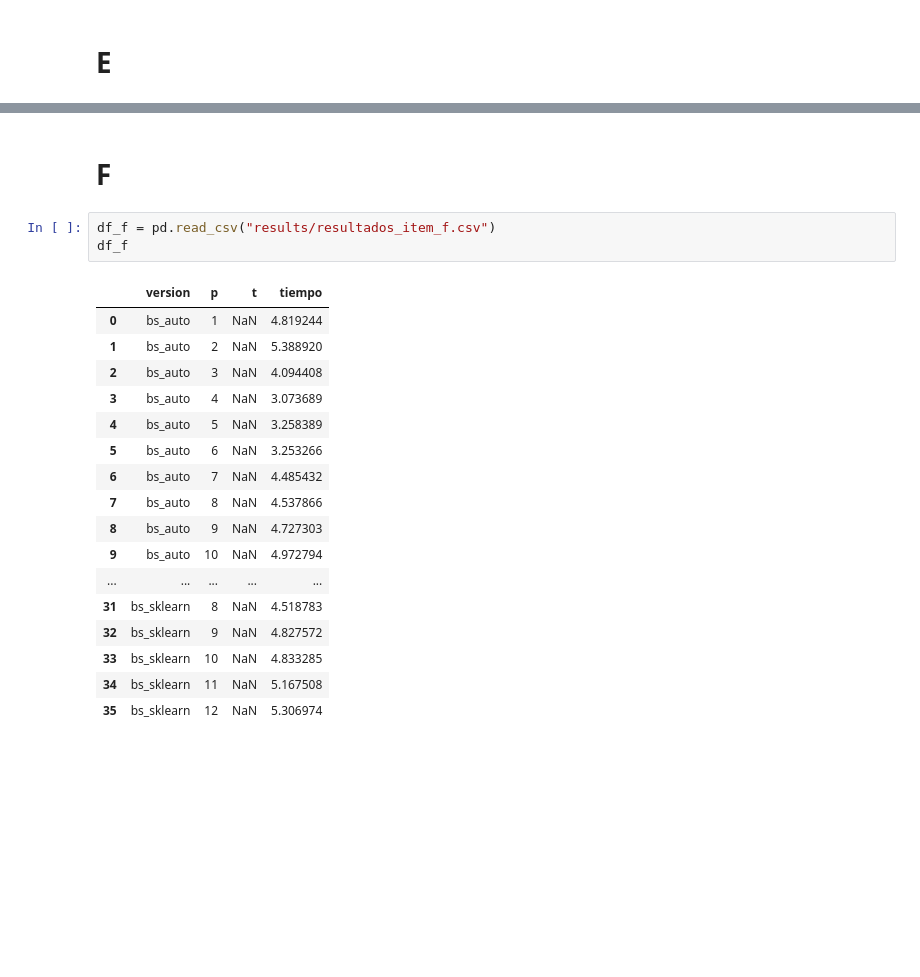
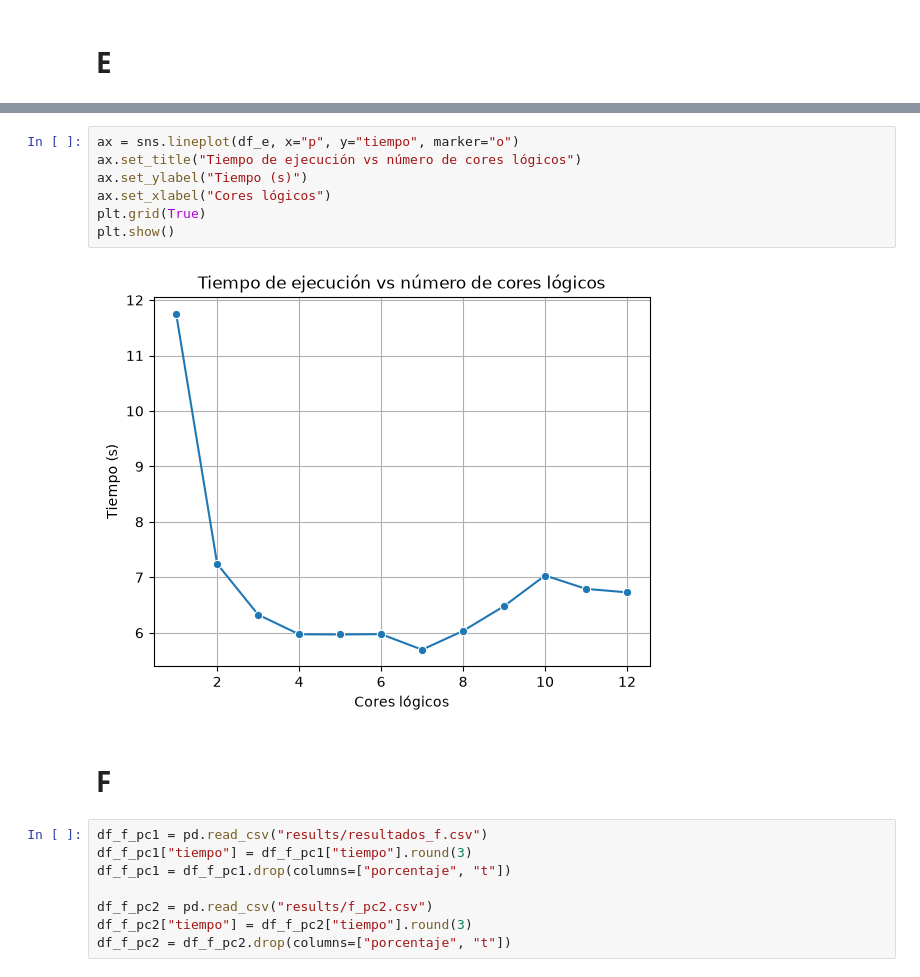
Before and after one commit to Jimenez73/alg_paralelos, a Jupyter notebook: tarea_1/test.ipynb, the cells around one changed output, grey strips where cells are left out. Cells and saved outputs as stored; diff of their text form; blank space fills up the shorter version.

```diff
--- a/tarea_1/test.ipynb
+++ b/tarea_1/test.ipynb
@@ -175,24 +176,20 @@ uso_cpu        str
 dtype: object
+# %%
+ax = sns.lineplot(df_e, x="p", y="tiempo", marker="o")
+ax.set_title("Tiempo de ejecución vs número de cores lógicos")
+ax.set_ylabel("Tiempo (s)")
+ax.set_xlabel("Cores lógicos")
+plt.grid(True)
+plt.show()
+# %% [output]
+[figure, added]
 # %% [markdown]
 # F
 # %%
-df_f = pd.read_csv("results/resultados_item_f.csv")
-df_f
+df_f_pc1 = pd.read_csv("results/resultados_f.csv")
+df_f_pc1["tiempo"] = df_f_pc1["tiempo"].round(3)
+df_f_pc1 = df_f_pc1.drop(columns=["porcentaje", "t"])
+
+df_f_pc2 = pd.read_csv("results/f_pc2.csv")
+df_f_pc2["tiempo"] = df_f_pc2["tiempo"].round(3)
+df_f_pc2 = df_f_pc2.drop(columns=["porcentaje", "t"])
-# %% [output]
-|  | version | p | t | tiempo |
-| 0 | bs_auto | 1 | NaN | 4.819244 |
-| 1 | bs_auto | 2 | NaN | 5.388920 |
-| 2 | bs_auto | 3 | NaN | 4.094408 |
-| 3 | bs_auto | 4 | NaN | 3.073689 |
-| 4 | bs_auto | 5 | NaN | 3.258389 |
-| 5 | bs_auto | 6 | NaN | 3.253266 |
-| 6 | bs_auto | 7 | NaN | 4.485432 |
-| 7 | bs_auto | 8 | NaN | 4.537866 |
-| 8 | bs_auto | 9 | NaN | 4.727303 |
-| 9 | bs_auto | 10 | NaN | 4.972794 |
-| ... | ... | ... | ... | ... |
-| 31 | bs_sklearn | 8 | NaN | 4.518783 |
-| 32 | bs_sklearn | 9 | NaN | 4.827572 |
-| 33 | bs_sklearn | 10 | NaN | 4.833285 |
-| 34 | bs_sklearn | 11 | NaN | 5.167508 |
-| 35 | bs_sklearn | 12 | NaN | 5.306974 |
```
Also changed, not shown: parts of 19 cells of this notebook, 9 other files.
